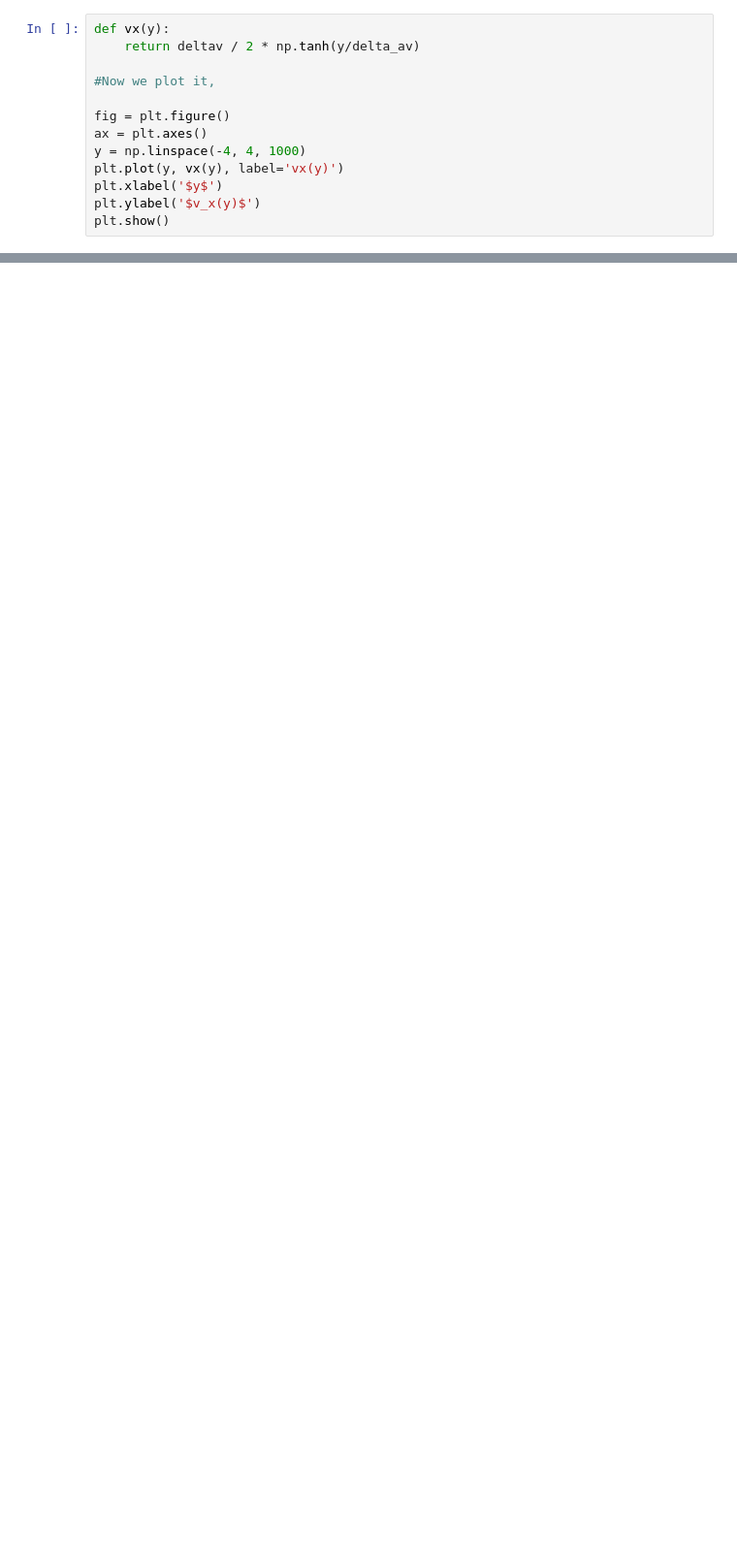
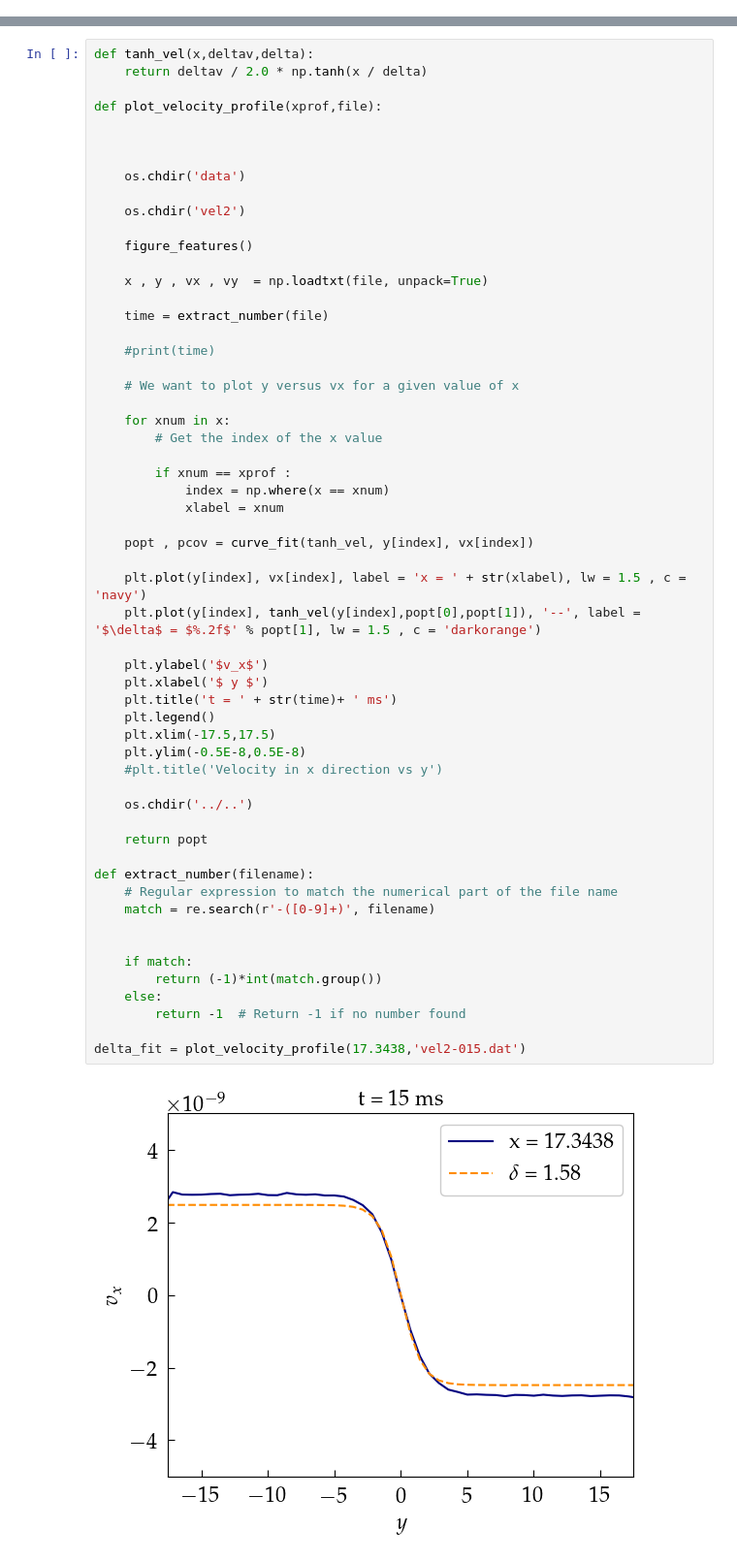
Before and after one commit to andonizaballa/kelvin_helhmotz_2d_bec, a Jupyter notebook: kelvin_helhomtz_instability.ipynb, the cells around one changed output, grey strips where cells are left out. Shown at 97% size. Cells and saved outputs as stored; diff of their text form; blank space fills up the shorter version.

```diff
--- a/kelvin_helhomtz_instability.ipynb
+++ b/kelvin_helhomtz_instability.ipynb
@@ -60,13 +78,0 @@ Now, we will plot the velocity profile
-# %%
-def vx(y):
-    return deltav / 2 * np.tanh(y/delta_av)
-
-#Now we plot it,
-
-fig = plt.figure()
-ax = plt.axes()
-y = np.linspace(-4, 4, 1000)
-plt.plot(y, vx(y), label='vx(y)')
-plt.xlabel('$y$')
-plt.ylabel('$v_x(y)$')
-plt.show()
@@ -74,0 +196,59 @@ plt.show()
+# %%
+def tanh_vel(x,deltav,delta):
+    return deltav / 2.0 * np.tanh(x / delta)
+
+def plot_velocity_profile(xprof,file):
+
+
+
+    os.chdir('data')
+
+    os.chdir('vel2')
+
+    figure_features()
+
+    x , y , vx , vy  = np.loadtxt(file, unpack=True)
+
+    time = extract_number(file)
+
+    #print(time)
+
+    # We want to plot y versus vx for a given value of x
+
+    for xnum in x:
+        # Get the index of the x value
+
+        if xnum == xprof :
+            index = np.where(x == xnum)
+            xlabel = xnum
+
+    popt , pcov = curve_fit(tanh_vel, y[index], vx[index])
+
+    plt.plot(y[index], vx[index], label = 'x = ' + str(xlabel), lw = 1.5 , c = 'navy')
+    plt.plot(y[index], tanh_vel(y[index],popt[0],popt[1]), '--', label = '$\delta$ = $%.2f$' % popt[1], lw = 1.5 , c = 'darkorange')
+
+    plt.ylabel('$v_x$')
+    plt.xlabel('$ y $')
+    plt.title('t = ' + str(time)+ ' ms')
+    plt.legend()
+    plt.xlim(-17.5,17.5)
+    plt.ylim(-0.5E-8,0.5E-8)
+    #plt.title('Velocity in x direction vs y')
+
+    os.chdir('../..')
+
+    return popt
+
+def extract_number(filename):
+    # Regular expression to match the numerical part of the file name
+    match = re.search(r'-([0-9]+)', filename)
+
+
+    if match:
+        return (-1)*int(match.group())
+    else:
+        return -1  # Return -1 if no number found
+
+delta_fit = plot_velocity_profile(17.3438,'vel2-015.dat')
+# %% [output]
+[figure, added]
```
Also changed, not shown: parts of 20 cells of this notebook, 7 other files.
